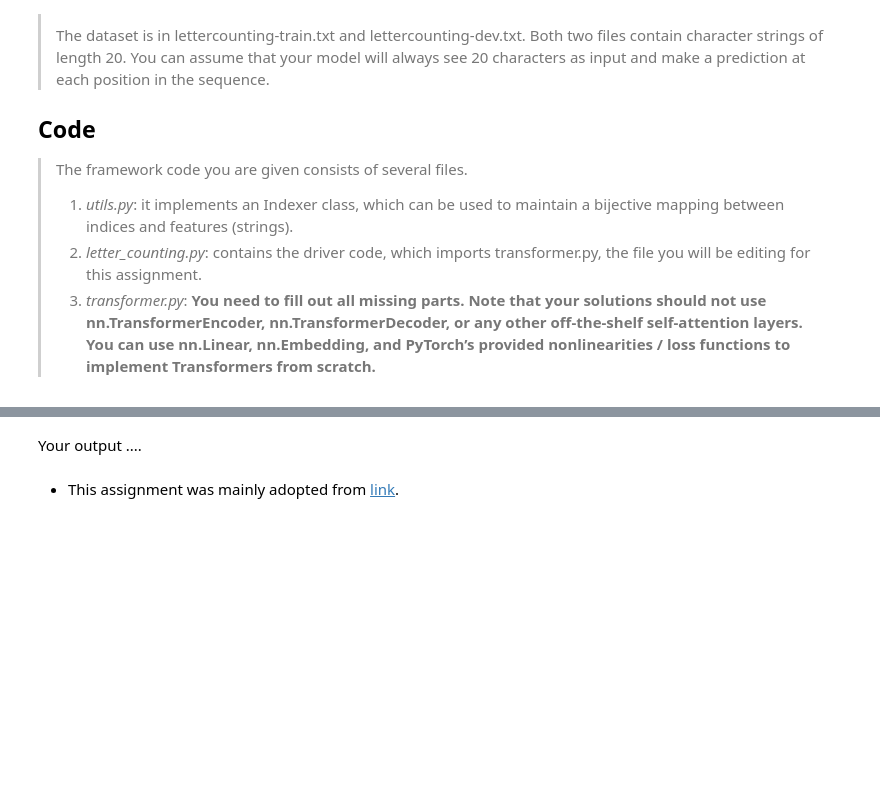
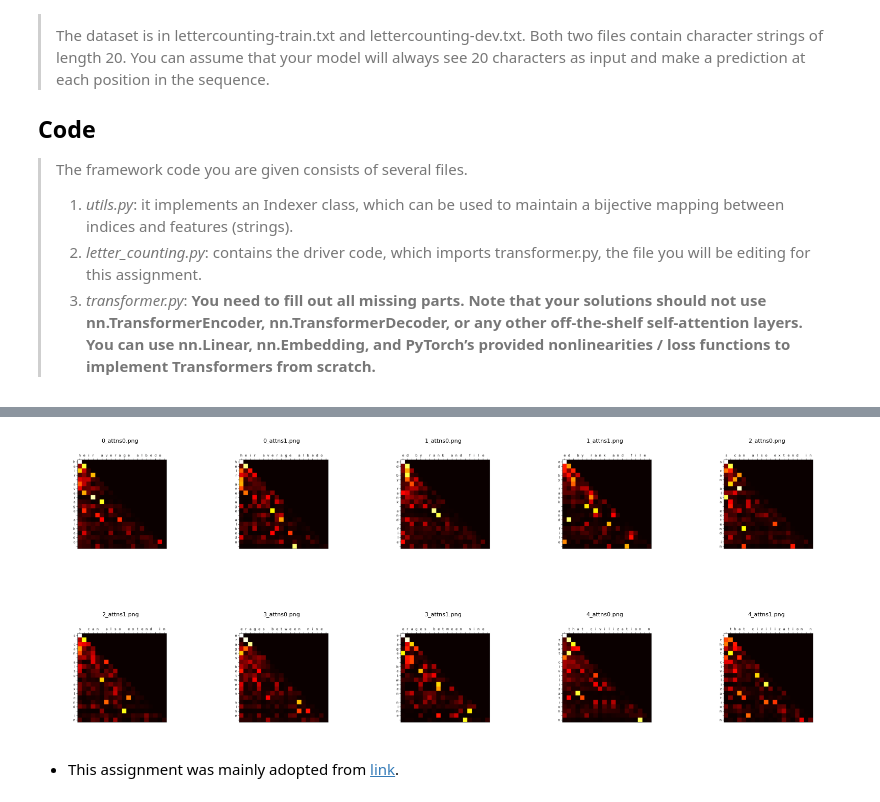
Before and after one commit to Loong-C/llm-26, a Jupyter notebook: assignments/assginment-02/assignment-02-YourStudentID-ChineseName.ipynb, the cells around one changed output, grey strips where cells are left out. Cells and saved outputs as stored; diff of their text form; code cells hidden in the pictures; blank space fills up the shorter version.

```diff
--- a/assignments/assginment-02/assignment-02-YourStudentID-ChineseName.ipynb
+++ b/assignments/assginment-02/assignment-02-YourStudentID-ChineseName.ipynb
@@ -31,5 +88,30 @@ Your output ....
-# %% [markdown]
-Your output ....
+# %%
+# Your output
+import os
+import matplotlib.pyplot as plt
+import matplotlib.image as mpimg
+
+folder_path = 'plots_beforeafter'
+image_files = [f for f in os.listdir(folder_path) ]
+cols = 5
+rows = (len(image_files) + cols - 1) // cols
+fig, axes = plt.subplots(rows, cols, figsize=(16, 4 * rows))
+axes = axes.flatten()
+
+for i in range(len(image_files), len(axes)):
+    axes[i].axis('off')
+
+for ax, filename in zip(axes, image_files):
+    file_path = os.path.join(folder_path, filename)
+    img = mpimg.imread(file_path)
+    ax.imshow(img)
+    ax.set_title(os.path.basename(filename), fontsize=8)  # 标题字体可适当调小
+    ax.axis('off')
+
+plt.tight_layout()
+plt.show()
+# %% [output]
+[figure, added]
 # %% [markdown]
 - This assignment was mainly adopted from [link](https://www.cs.utexas.edu/~gdurrett/courses/online-course/a3.pdf).
 # %% [markdown]
```
Also changed, not shown: parts of 5 cells of this notebook, 20 other files.
